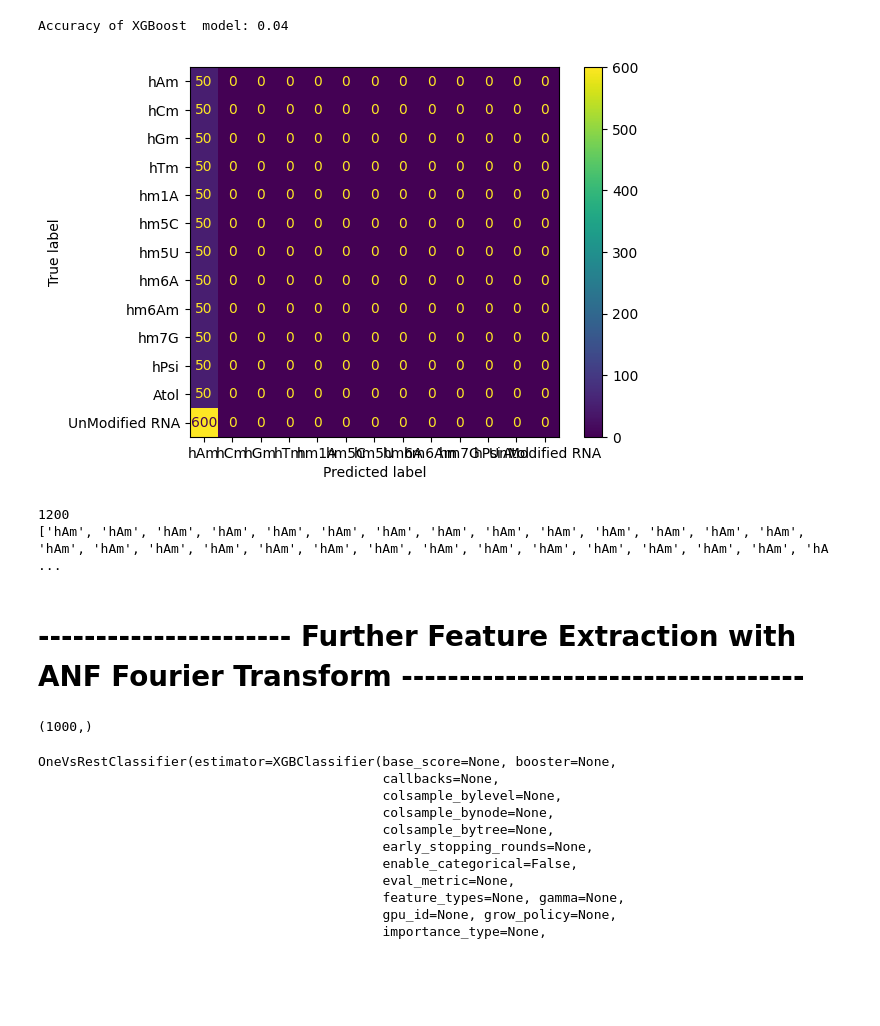
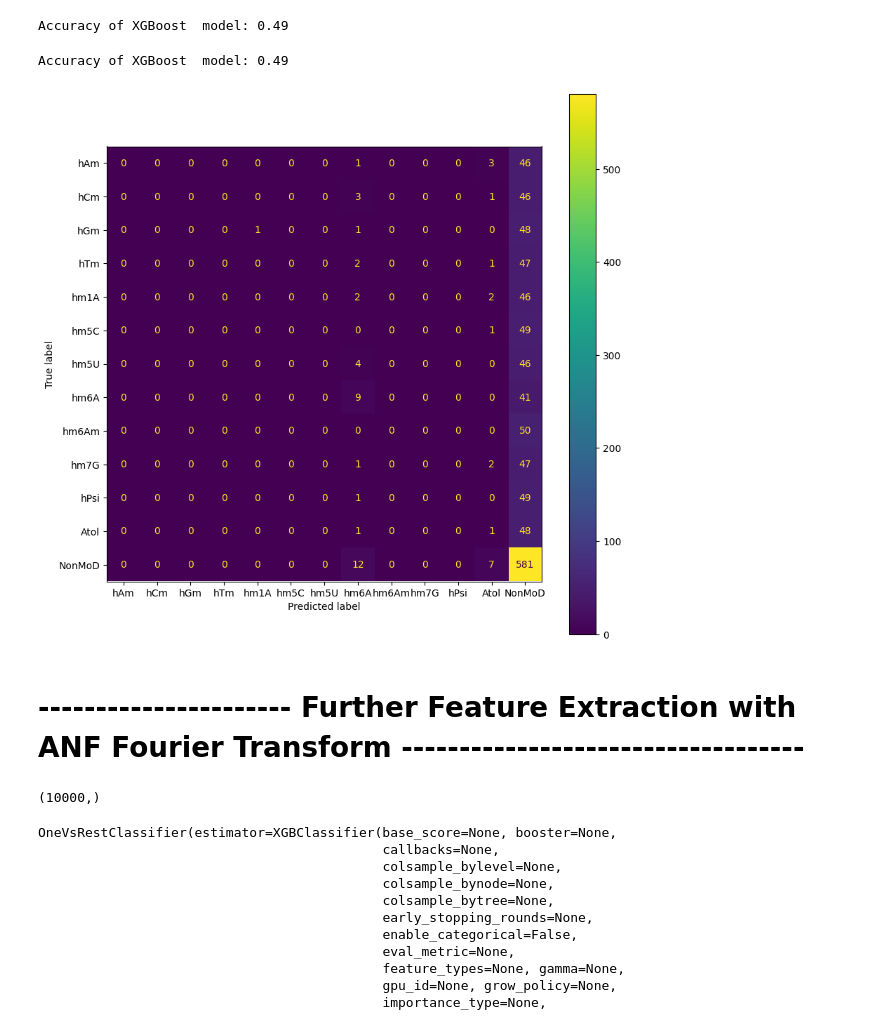
Before and after one commit to shashivish/RNA-ModX, a Jupyter notebook: RNAModXApp/notebooks/XGBoost_ANF_FeatureExtraction.ipynb, the cells around one changed output. Drawn from its saved outputs; the diff is of its cells as text; code cells hidden in the pictures; blank space fills up the shorter version.

```diff
--- a/RNAModXApp/notebooks/XGBoost_ANF_FeatureExtraction.ipynb
+++ b/RNAModXApp/notebooks/XGBoost_ANF_FeatureExtraction.ipynb
@@ -23,14 +22,14 @@ INPUT_TRAIN_OUT = "../data/train_out.csv"
 INPUT_TEST_IN = "../data/test_in.csv"
 INPUT_TEST_OUT = "../data/test_out.csv"
 
-WINDOW_SIZE =  500
+WINDOW_SIZE =  50 # Final RNA Sequence will be 101 Length
 MAX_LENGTH = (WINDOW_SIZE * 2)+1
 ENCODING_METHOD = 1 # 1 - Non Furiour Transformation , 2  -  Fourier Transformation
 # %%
 #Read X Varaibles and Y Varaibles
 
-x_train_raw =  pd.read_csv( INPUT_TRAIN_IN, header=None , skiprows=1 , nrows=10000)
-y_train_raw =  pd.read_csv(  INPUT_TRAIN_OUT, header=None , skiprows=1  , nrows=10000)
+x_train_raw =  pd.read_csv( INPUT_TRAIN_IN, header=None , skiprows=1 )
+y_train_raw =  pd.read_csv(  INPUT_TRAIN_OUT, header=None , skiprows=1 )
 
 x_test_raw =  pd.read_csv( INPUT_TEST_IN, header=None , skiprows=1)
 y_test_raw =  pd.read_csv( INPUT_TEST_OUT, header=None , skiprows=1)
@@ -103,44 +118,43 @@ accuracy = accuracy_score(y_test, y_pred)
 
 print("Accuracy of XGBoost  model: {:.2f}".format(accuracy))
 # %% [output]
-Accuracy of XGBoost  model: 0.04
+Accuracy of XGBoost  model: 0.49
 # %%
-RMs = ['hAm','hCm','hGm','hTm','hm1A','hm5C','hm5U','hm6A','hm6Am','hm7G','hPsi','Atol','UnModified RNA']
+RMs = ['hAm','hCm','hGm','hTm','hm1A','hm5C','hm5U','hm6A','hm6Am','hm7G','hPsi','Atol','NonMoD']
 
 def decode_y(row):
     decoded = ''
     for index , n in enumerate(row) :
         if n == 1 :
             decoded = RMs[index]
 
     if decoded == '':
-        return 'UnModified RNA'
+        return 'NonMoD'
 
     return decoded
 
 
 y_test_decoded = []
 for y in y_test:
     y_test_decoded.append(decode_y(y))
 
 y_predicted_decoded = []
 for a in y_pred:
     y_predicted_decoded.append(decode_y(a))
 
 
 # Plot confusion matrix
 cm = confusion_matrix(y_test_decoded, y_predicted_decoded, labels=np.array(RMs))
 disp = ConfusionMatrixDisplay(confusion_matrix=cm,
                               display_labels=np.array(RMs))
-disp.plot()
-plt.show()
 
-print(len(y_predicted_decoded))
-print(y_test_decoded)
+fig, ax = plt.subplots(figsize=(10,10))
+disp.plot(ax=ax)
+
+print("Accuracy of XGBoost  model: {:.2f}".format(accuracy))
 # %% [output]
+Accuracy of XGBoost  model: 0.49
-[figure, old version]
+[figure, new version]
-1200
-['hAm', 'hAm', 'hAm', 'hAm', 'hAm', 'hAm', 'hAm', 'hAm', 'hAm', 'hAm', 'hAm', 'hAm', 'hAm', 'hAm', 'hAm', 'hAm', 'hAm', 'hAm', 'hAm', 'hAm', 'hAm', 'hAm', 'hAm', 'hAm', 'hAm', 'hAm', 'hAm', 'hAm', 'hA ...
 # %% [markdown]
 #  ---------------------- Further Feature Extraction with ANF Fourier Transform -----------------------------------
 # %%
@@ -251,7 +265,7 @@ x_train_encoded_fourier = encode_x_with_fourier(x_train_raw)
 
 print(x_train_encoded_fourier.shape)
 # %% [output]
-(1000,)
+(10000,)
 # %%
 # Train Model Again
 
```
Also changed, not shown: parts of 4 cells of this notebook.
